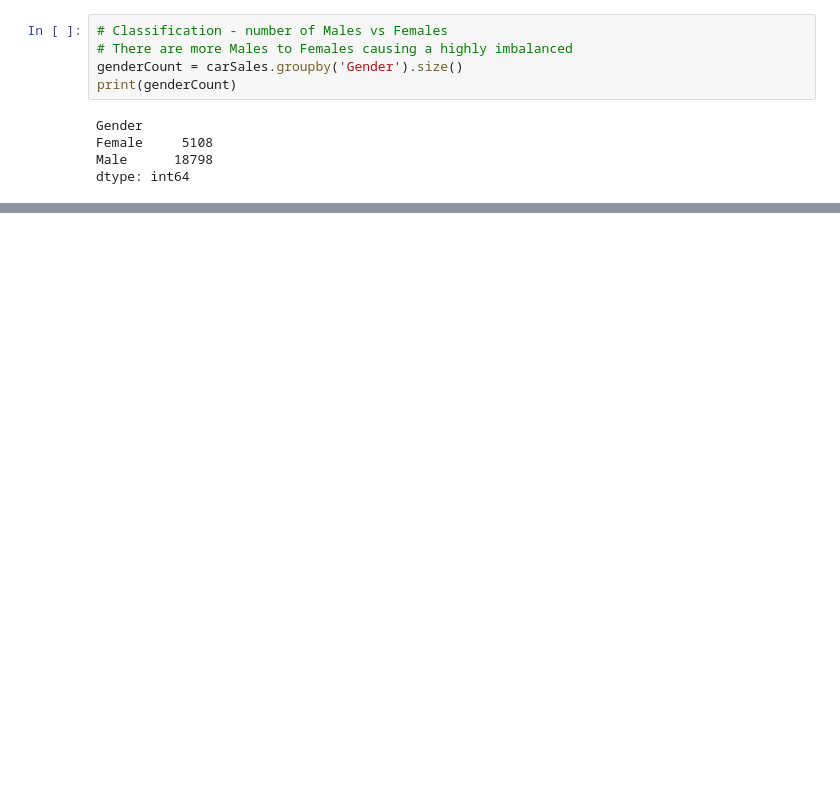
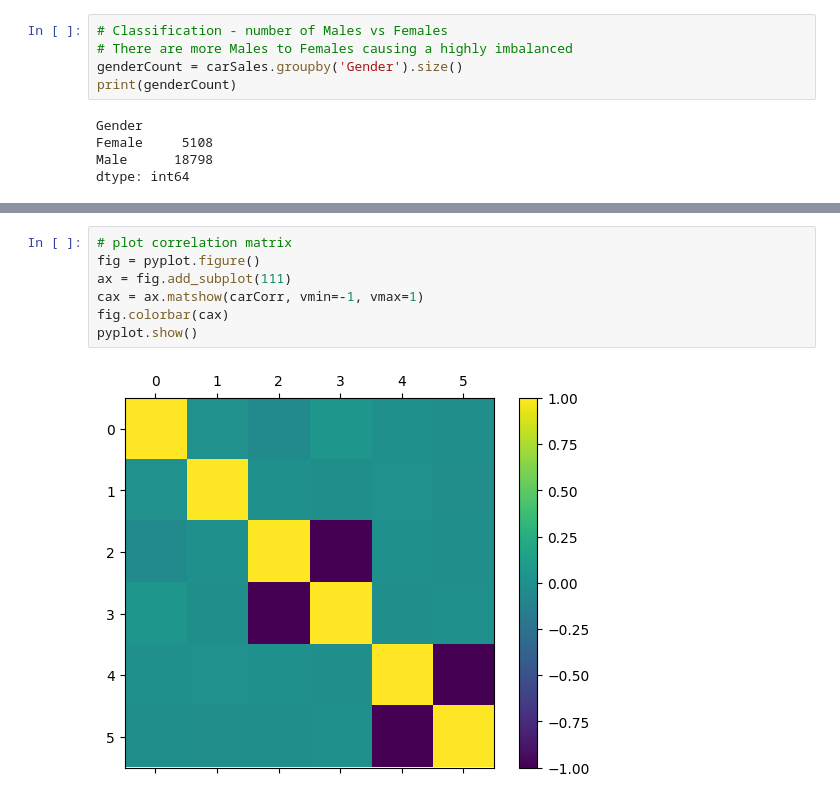
Before and after one commit to sulaimank/CAPcourse, a Jupyter notebook: filePreviews-sk.ipynb, the cells around one changed output, grey strips where cells are left out. Saved outputs shown, nothing was run; the diff lists cells and outputs as text; blank space fills up the shorter version.

```diff
--- a/filePreviews-sk.ipynb
+++ b/filePreviews-sk.ipynb
@@ -135,0 +151,9 @@ Transmission_Manual             1.000000
+# %%
+# plot correlation matrix
+fig = pyplot.figure()
+ax = fig.add_subplot(111)
+cax = ax.matshow(carCorr, vmin=-1, vmax=1)
+fig.colorbar(cax)
+pyplot.show()
+# %% [output]
+[figure, added]
```
Also changed, not shown: parts of 4 cells of this notebook.
